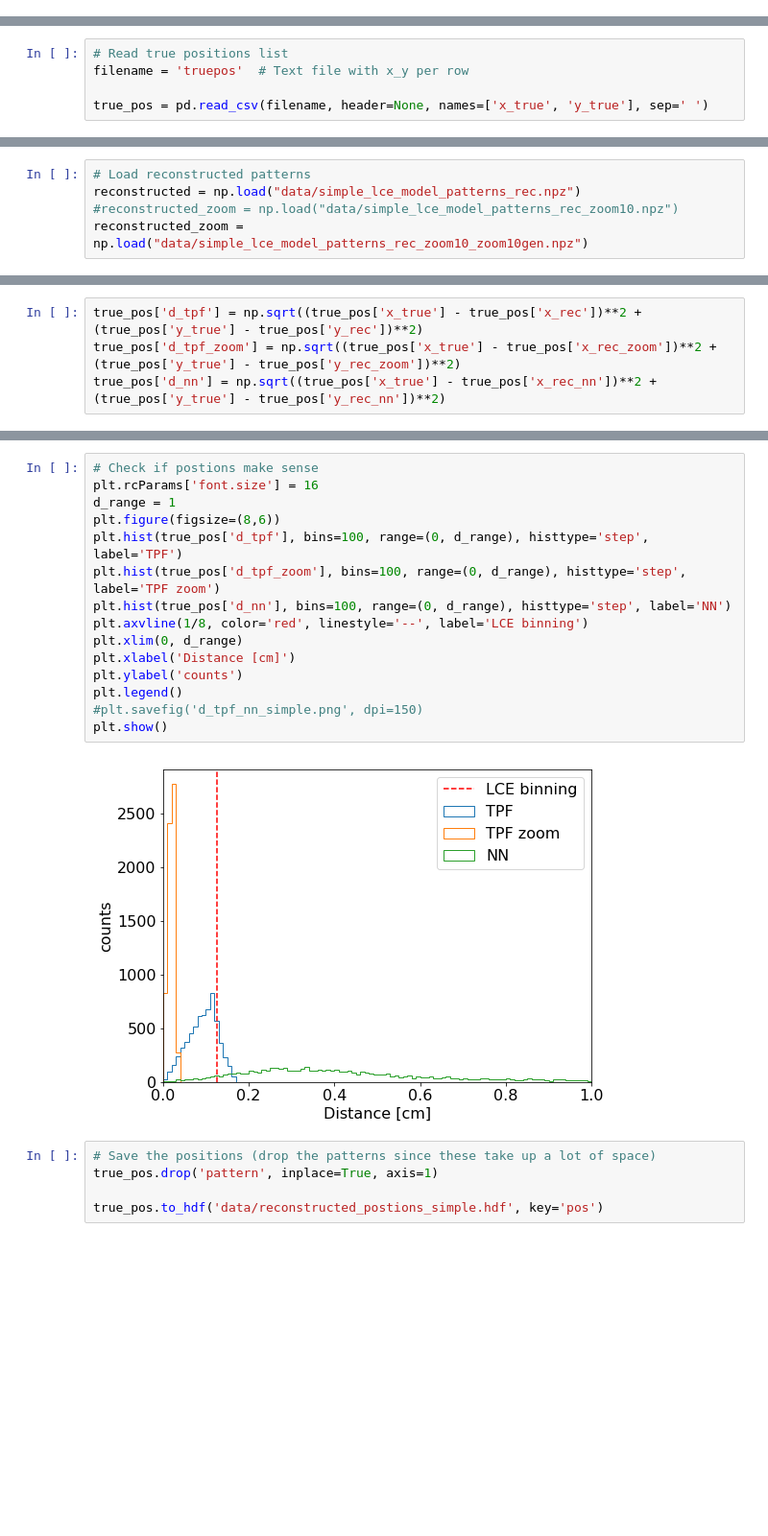
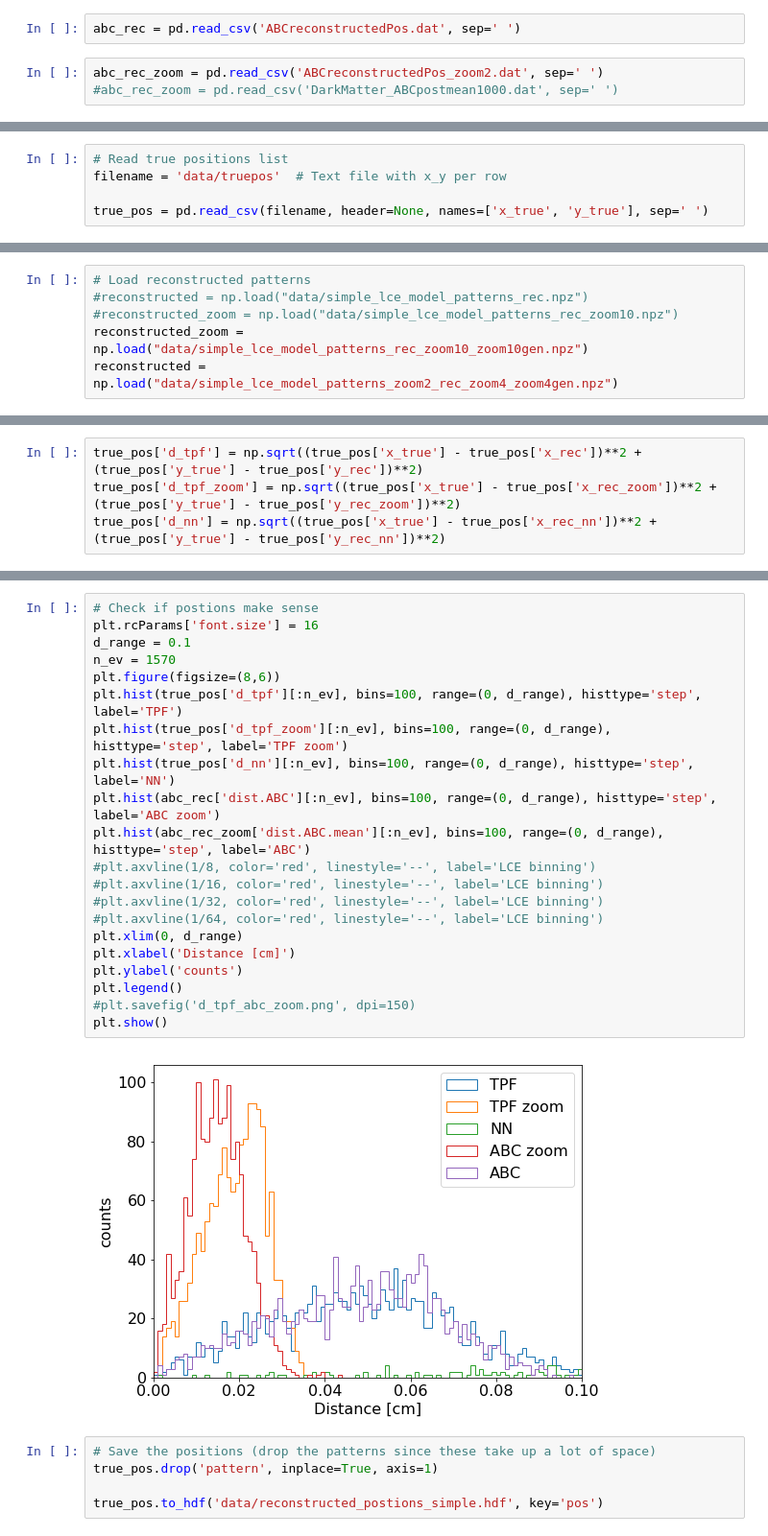
Before and after one commit to dbarg/helsinki_stockholm_collaboration, a Jupyter notebook: abc_position_reconstruction.ipynb, the cells around one changed output, grey strips where cells are left out. Shown at 96% size. Drawn from its saved outputs; the diff is of its cells as text; blank space fills up the shorter version.

```diff
--- a/abc_position_reconstruction.ipynb
+++ b/abc_position_reconstruction.ipynb
@@ -89,3 +89,8 @@ import matplotlib
 import matplotlib.pyplot as plt
 
 %matplotlib inline
+# %%
+abc_rec = pd.read_csv('ABCreconstructedPos.dat', sep=' ')
+# %%
+abc_rec_zoom = pd.read_csv('ABCreconstructedPos_zoom2.dat', sep=' ')
+#abc_rec_zoom = pd.read_csv('DarkMatter_ABCpostmean1000.dat', sep=' ')
@@ -92,6 +108,6 @@ import matplotlib.pyplot as plt
 # %%
 # Read true positions list
-filename = 'truepos'  # Text file with x_y per row
+filename = 'data/truepos'  # Text file with x_y per row
 
 true_pos = pd.read_csv(filename, header=None, names=['x_true', 'y_true'], sep=' ')
 # %%
@@ -125,8 +145,9 @@ np.savez('data/simple_lce_model_patterns', hitpattern = true_pos['pattern'].valu
 # %%
 # Load reconstructed patterns
-reconstructed = np.load("data/simple_lce_model_patterns_rec.npz")
+#reconstructed = np.load("data/simple_lce_model_patterns_rec.npz")
 #reconstructed_zoom = np.load("data/simple_lce_model_patterns_rec_zoom10.npz")
 reconstructed_zoom = np.load("data/simple_lce_model_patterns_rec_zoom10_zoom10gen.npz")
+reconstructed = np.load("data/simple_lce_model_patterns_zoom2_rec_zoom4_zoom4gen.npz")
 # %%
 true_pos['x_rec'] = reconstructed['x_tpf_qe']
 true_pos['y_rec'] = reconstructed['y_tpf_qe']
@@ -151,20 +176,26 @@ true_pos.head()
 # %%
 # Check if postions make sense
 plt.rcParams['font.size'] = 16
-d_range = 1
+d_range = 0.1
+n_ev = 1570
 plt.figure(figsize=(8,6))
-plt.hist(true_pos['d_tpf'], bins=100, range=(0, d_range), histtype='step', label='TPF')
-plt.hist(true_pos['d_tpf_zoom'], bins=100, range=(0, d_range), histtype='step', label='TPF zoom')
-plt.hist(true_pos['d_nn'], bins=100, range=(0, d_range), histtype='step', label='NN')
-plt.axvline(1/8, color='red', linestyle='--', label='LCE binning')
+plt.hist(true_pos['d_tpf'][:n_ev], bins=100, range=(0, d_range), histtype='step', label='TPF')
+plt.hist(true_pos['d_tpf_zoom'][:n_ev], bins=100, range=(0, d_range), histtype='step', label='TPF zoom')
+plt.hist(true_pos['d_nn'][:n_ev], bins=100, range=(0, d_range), histtype='step', label='NN')
+plt.hist(abc_rec['dist.ABC'][:n_ev], bins=100, range=(0, d_range), histtype='step', label='ABC zoom')
+plt.hist(abc_rec_zoom['dist.ABC.mean'][:n_ev], bins=100, range=(0, d_range), histtype='step', label='ABC')
+#plt.axvline(1/8, color='red', linestyle='--', label='LCE binning')
+#plt.axvline(1/16, color='red', linestyle='--', label='LCE binning')
+#plt.axvline(1/32, color='red', linestyle='--', label='LCE binning')
+#plt.axvline(1/64, color='red', linestyle='--', label='LCE binning')
 plt.xlim(0, d_range)
 plt.xlabel('Distance [cm]')
 plt.ylabel('counts')
 plt.legend()
-#plt.savefig('d_tpf_nn_simple.png', dpi=150)
+#plt.savefig('d_tpf_abc_zoom.png', dpi=150)
 plt.show()
 # %% [output]
-[figure, old version]
+[figure, new version]
 # %%
 # Save the positions (drop the patterns since these take up a lot of space)
 true_pos.drop('pattern', inplace=True, axis=1)
```
Also changed, not shown: parts of 9 cells of this notebook, 5 other files.
